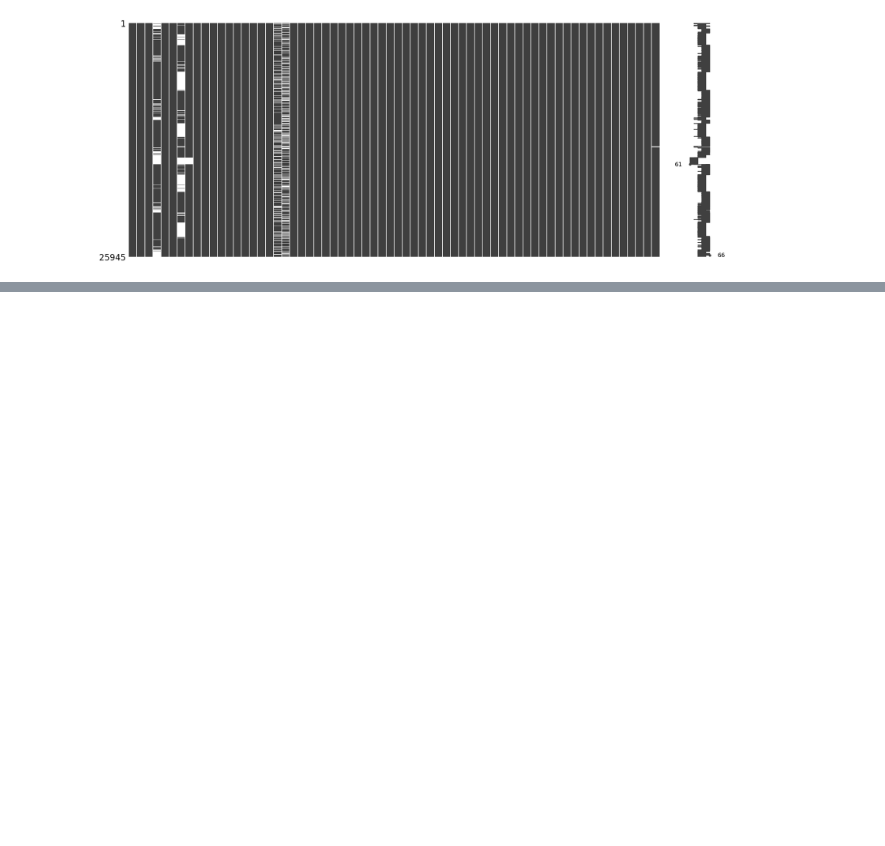
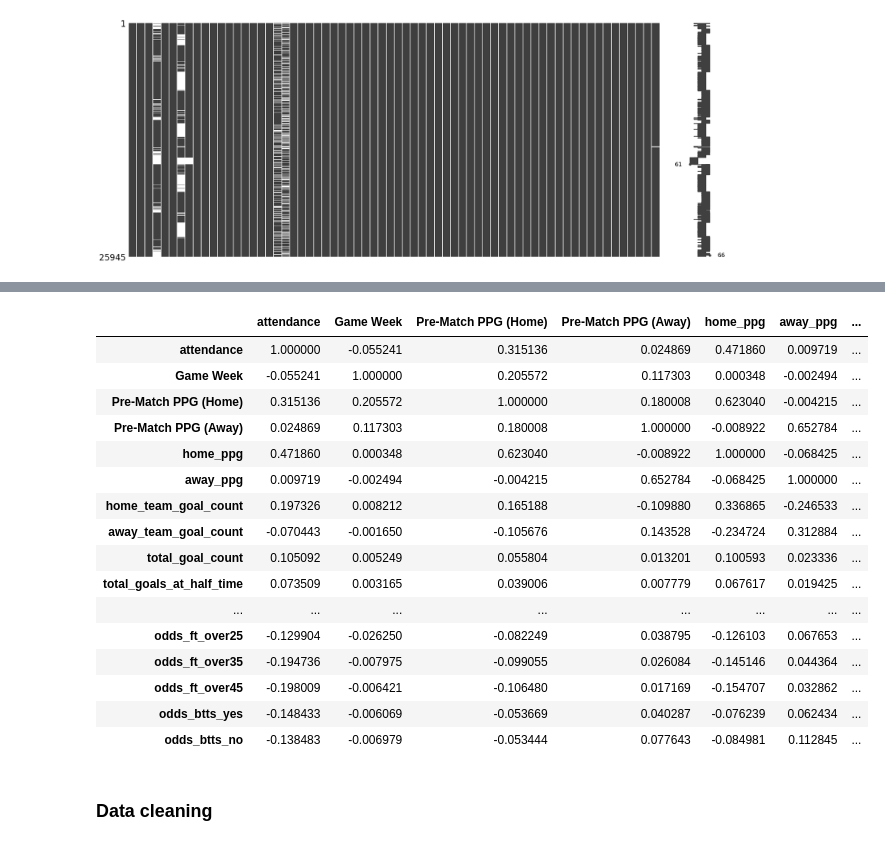
Before and after one commit to lukaszlewickii/football_games_predictor, a Jupyter notebook: eda.ipynb, the cells around one changed output, grey strips where cells are left out. Saved outputs shown, nothing was run; the diff lists cells and outputs as text; code cells hidden in the pictures; blank space fills up the shorter version.

Commit message:
update: eda data cleaning started

```diff
--- a/eda.ipynb
+++ b/eda.ipynb
@@ -117,0 +155,22 @@ msno.heatmap(data)
+# %%
+data.select_dtypes(exclude='object').corr().style.background_gradient()
+# %% [output]
+|  | attendance | Game Week | Pre-Match PPG (Home) | Pre-Match PPG (Away) | home_ppg | away_ppg | ... |
+| attendance | 1.000000 | -0.055241 | 0.315136 | 0.024869 | 0.471860 | 0.009719 | ... |
+| Game Week | -0.055241 | 1.000000 | 0.205572 | 0.117303 | 0.000348 | -0.002494 | ... |
+| Pre-Match PPG (Home) | 0.315136 | 0.205572 | 1.000000 | 0.180008 | 0.623040 | -0.004215 | ... |
+| Pre-Match PPG (Away) | 0.024869 | 0.117303 | 0.180008 | 1.000000 | -0.008922 | 0.652784 | ... |
+| home_ppg | 0.471860 | 0.000348 | 0.623040 | -0.008922 | 1.000000 | -0.068425 | ... |
+| away_ppg | 0.009719 | -0.002494 | -0.004215 | 0.652784 | -0.068425 | 1.000000 | ... |
+| home_team_goal_count | 0.197326 | 0.008212 | 0.165188 | -0.109880 | 0.336865 | -0.246533 | ... |
+| away_team_goal_count | -0.070443 | -0.001650 | -0.105676 | 0.143528 | -0.234724 | 0.312884 | ... |
+| total_goal_count | 0.105092 | 0.005249 | 0.055804 | 0.013201 | 0.100593 | 0.023336 | ... |
+| total_goals_at_half_time | 0.073509 | 0.003165 | 0.039006 | 0.007779 | 0.067617 | 0.019425 | ... |
+| ... | ... | ... | ... | ... | ... | ... | ... |
+| odds_ft_over25 | -0.129904 | -0.026250 | -0.082249 | 0.038795 | -0.126103 | 0.067653 | ... |
+| odds_ft_over35 | -0.194736 | -0.007975 | -0.099055 | 0.026084 | -0.145146 | 0.044364 | ... |
+| odds_ft_over45 | -0.198009 | -0.006421 | -0.106480 | 0.017169 | -0.154707 | 0.032862 | ... |
+| odds_btts_yes | -0.148433 | -0.006069 | -0.053669 | 0.040287 | -0.076239 | 0.062434 | ... |
+| odds_btts_no | -0.138483 | -0.006979 | -0.053444 | 0.077643 | -0.084981 | 0.112845 | ... |
+# %% [markdown]
+### Data cleaning
```
Also changed, not shown: parts of 13 cells of this notebook.
